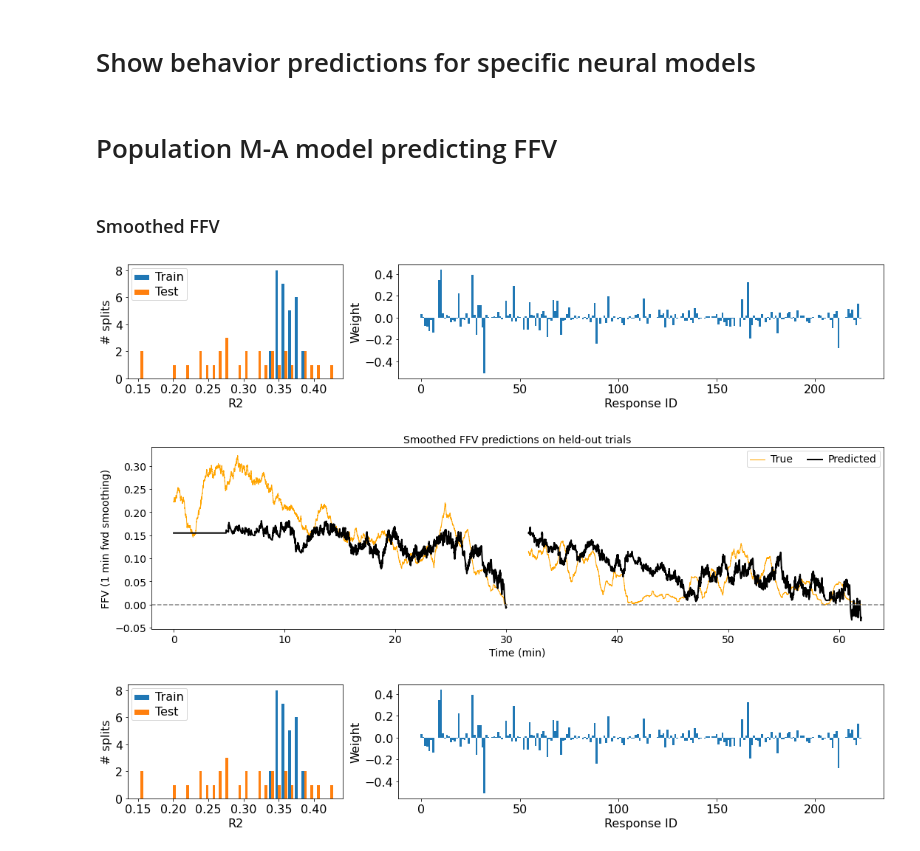
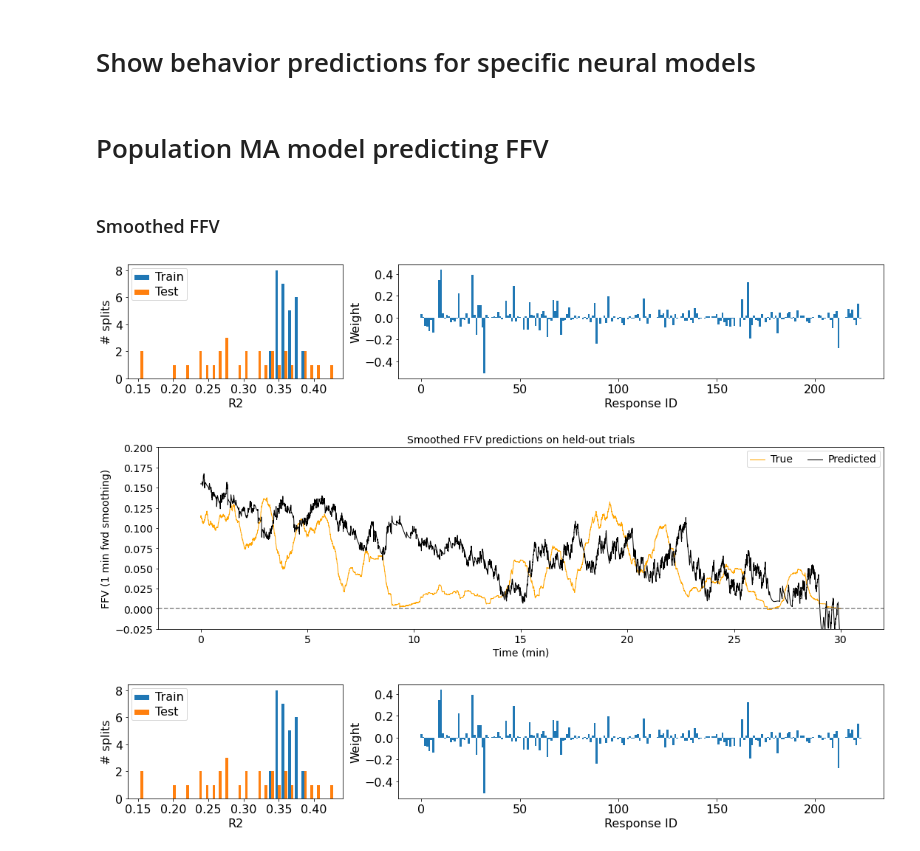
Before and after one commit to rkp8000/inferring-neural-codes, a Jupyter notebook: 6_B_show_ffv_fls_predictions.ipynb, the cells around one changed output. Saved outputs shown, nothing was run; the diff lists cells and outputs as text; code cells hidden in the pictures.

```diff
--- a/6_B_show_ffv_fls_predictions.ipynb
+++ b/6_B_show_ffv_fls_predictions.ipynb
@@ -34,7 +34,7 @@ ISTRAIN = MSTRAIN.nonzero()[0]
 NTR = MSTRAIN.sum()
 NTRAIN = int(round(PTRAIN*NTR))
 # %% [markdown]
-# Population M-A model predicting FFV
+# Population MA model predicting FFV
 # %%
 TARG = 'FFV_MN_60'
 
@@ -63,37 +63,37 @@ fig = plt.figure(figsize=(15, 3), tight_layout=True)
 axs = [fig.add_subplot(gs[0, 0]), fig.add_subplot(gs[0, 1:])]
 
 axs[0].hist(np.transpose([data['r2_train'][TARG_SHOW], data['r2_test'][TARG_SHOW]]), bins=30)
 axs[0].legend(['Train', 'Test'])
 set_plot(axs[0], x_label='R2', y_label='# splits', font_size=16)
 
 axs[1].bar(np.arange(data['w'][TARG_SHOW].shape[1]), np.mean(data['w'][TARG_SHOW], axis=0), width=1)
 set_plot(axs[1], x_label='Response ID', y_label='Weight', font_size=16)
 
 ISPLIT = 0
-TEST_ITRS = [5, 9]
+TEST_ITRS = [9]
 
 fig, ax = plt.subplots(1, 1, figsize=(15, 4.5), tight_layout=True)
 t_offset = 0
 t_spacing = 120
 
 for itr in TEST_ITRS:
     y = data['ys_test'][TARG_SHOW][ISPLIT][itr]
     y_hat = data['y_hats_test'][TARG_SHOW][ISPLIT][itr]
     t = np.arange(len(y))/FPS
 
     ax.plot((t + t_offset)/60, y, c='orange', lw=1)
-    ax.plot((t + t_offset)/60, y_hat, c='k', lw=2)
+    ax.plot((t + t_offset)/60, y_hat, c='k', lw=1)
 
 #     ax.axvline(t_offset/60, lw=1, color='g', ls='--')
 
     t_offset += t[-1] + t_spacing
 
 ax.axhline(0, ls='--', color='gray')
 ax.legend(['True', 'Predicted'], ncol=2)
-set_plot(ax, x_lim=(-t_spacing/60, t_offset/60), x_label='Time (min)', y_label='FFV (1 min fwd smoothing)', title='Smoothed FFV predictions on held-out trials', font_size=14)
+set_plot(ax, x_lim=(-t_spacing/60, t_offset/60), y_lim=(-.025, 0.2), x_label='Time (min)', y_label='FFV (1 min fwd smoothing)', title='Smoothed FFV predictions on held-out trials', font_size=14)
 # %% [output]
 [figure]
-[figure, old version]
+[figure, new version]
 # %%
 TARG_SHOW = 'FFV_MN_60'
 
```
Also changed, not shown: parts of 8 cells of this notebook, 36 other files.
